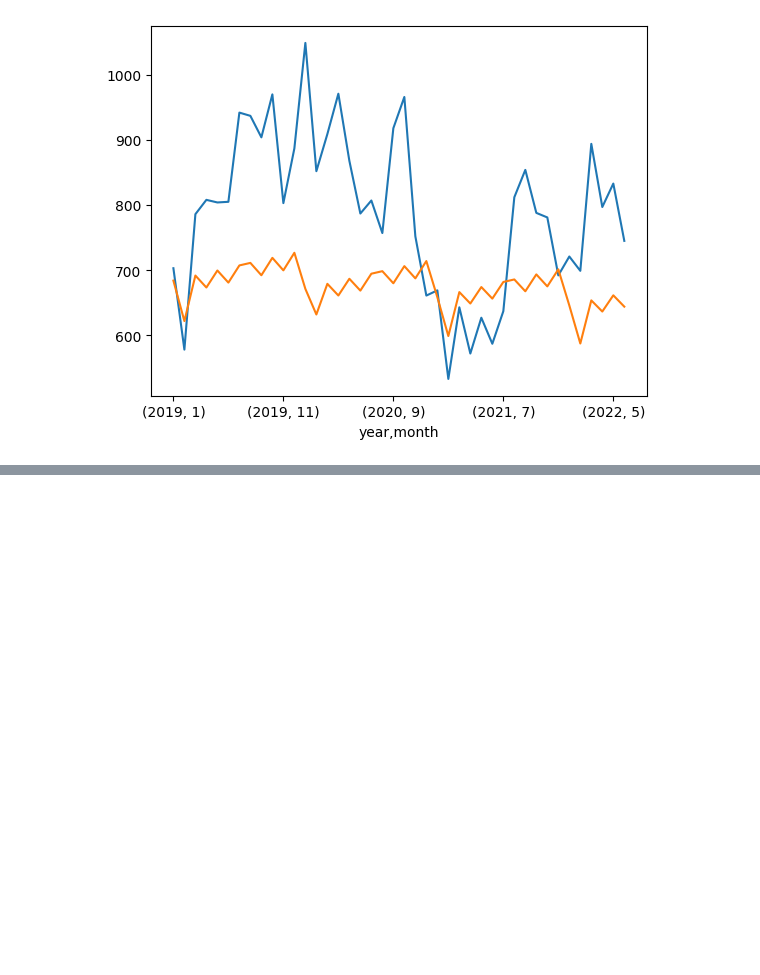
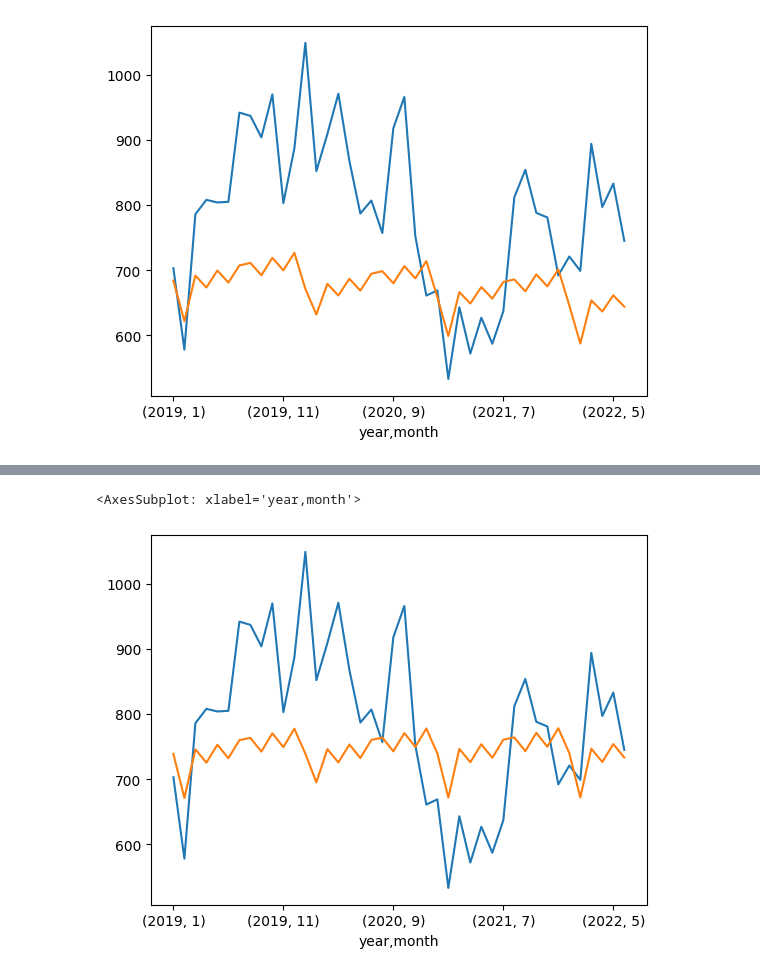
Before and after one commit to pika11/uoft-ml-group4-final-project, a Jupyter notebook: ale_auto_theft.ipynb, the cells around one changed output, grey strips where cells are left out. Saved outputs shown, nothing was run; the diff lists cells and outputs as text; code cells hidden in the pictures; blank space fills up the shorter version.

Commit message:
Add keras prediction

```diff
--- a/ale_auto_theft.ipynb
+++ b/ale_auto_theft.ipynb
@@ -78,0 +145,15 @@ test_data_graph.groupby(['year', 'month'])[
+# %%
+# Predict the number of thefts
+predictions = model.predict(test_data[['year', 'month', 'day']])
+predictions = predictions.reshape(-1)
+
+# Predict the number of thefts in train data
+predictions_train = model.predict(train_data[['year', 'month', 'day']])
+predictions_train = predictions_train.reshape(-1)
+
+# Append the predictions to the test and train data
+test_data_graph = test_data.copy()
+test_data_graph['predictions'] = predictions
+
+train_data_graph = train_data.copy()
+train_data_graph['predictions'] = predictions_train
@@ -78,0 +163,8 @@ test_data_graph.groupby(['year', 'month'])[
+# %%
+# Plot the predicted thefts and actual thefts on the same graph by year and month
+test_data_graph.groupby(['year', 'month'])['thefts'].sum().plot(kind='line')
+test_data_graph.groupby(['year', 'month'])[
+    'predictions'].sum().plot(kind='line')
+# %% [output]
+<AxesSubplot: xlabel='year,month'>
+[figure, added]
```
Also changed, not shown: parts of 6 cells of this notebook, 1 other file.
